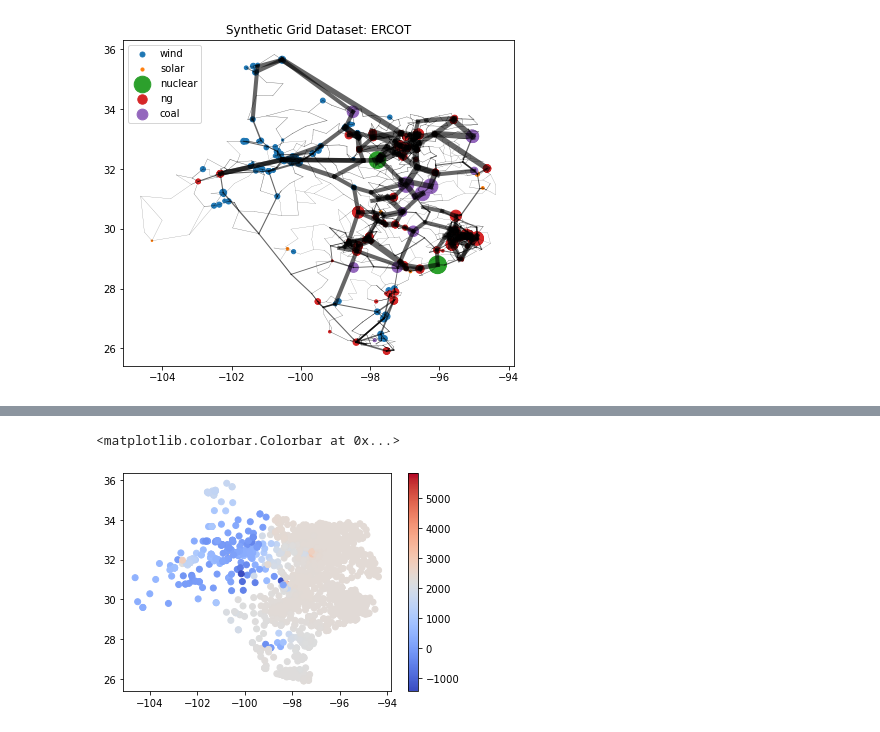
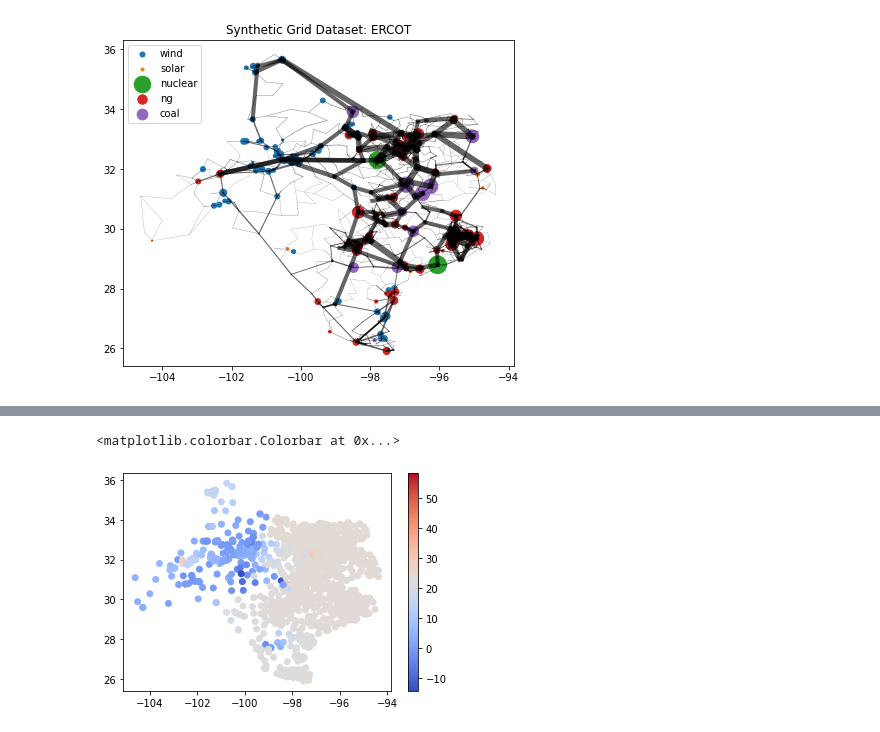
Before and after one commit to vineetjnair9/Dynamic-line-ratings-grid, a Jupyter notebook: DLR project.ipynb, the cells around one changed output, grey strips where cells are left out. Saved outputs shown, nothing was run; the diff lists cells and outputs as text; code cells hidden in the pictures.

Commit message:
fix base MVA issue to 100

```diff
--- a/DLR project.ipynb
+++ b/DLR project.ipynb
@@ -15,6 +16,13 @@ Reading dcline.csv
 Reading sub.csv
 Reading bus2sub.csv
 Reading zone.csv
+# %%
+# [warn | PowerModels]: angmin and angmax values are 0, widening these values on branch 1459 to +/- 60.0 deg.
+texas.branch['angmin'] = -60
+texas.branch['angmax'] = +60
+
+# Set all base MVA to 100
+texas.plant['mBase'] = 100
 # %%
 # Convert to Matpower format, and save to .m file
 # https://matpower.org/docs/ref/matpower5.0/caseformat.html
@@ -72,9 +147,9 @@ lmps[['lat','lon']] = texas.bus.reindex(lmps['x1'].astype(int))[['lat','lon']].v
 # %%
 #https://stackoverflow.com/questions/6063876/matplotlib-colorbar-for-scatter
 #https://matplotlib.org/stable/tutorials/colors/colormaps.html
 cm = plt.cm.get_cmap('coolwarm')
-sc = plt.scatter(lmps['lon'], lmps['lat'], c=-lmps['x2'], cmap=cm)
+sc = plt.scatter(lmps['lon'], lmps['lat'], c=-lmps['x2']/100, cmap=cm)
 plt.colorbar(sc)
 # %% [output]
 <matplotlib.colorbar.Colorbar at 0x...>
-[figure, old version]
+[figure, new version]
```
Also changed, not shown: parts of 15 cells of this notebook, 1 other file.
